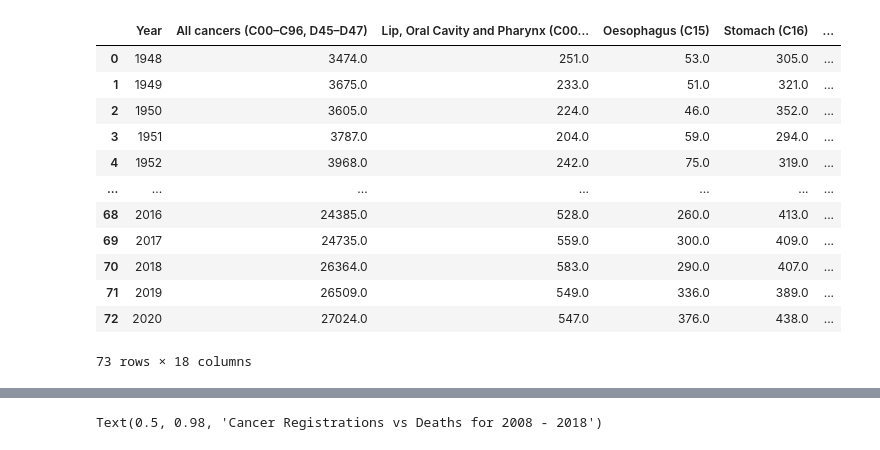
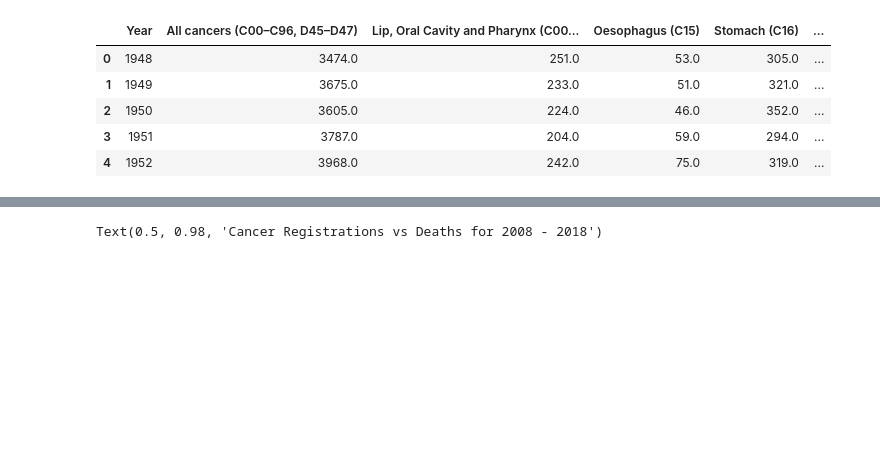
Before and after one commit to AzalizaLey/Analytics_Projects, a Jupyter notebook: ExploringNZData/Cancer.ipynb, the cells around one changed output, grey strips where cells are left out. Cells and saved outputs as stored; diff of their text form; code cells hidden in the pictures; blank space fills up the shorter version.

```diff
--- a/ExploringNZData/Cancer.ipynb
+++ b/ExploringNZData/Cancer.ipynb
@@ -5,6 +5,7 @@ import sys
 import seaborn as sns
 import matplotlib.pyplot as plt
 from openpyxl import load_workbook
+pd.set_option('future.no_silent_downcasting',True)
 # %%
 #Read xlsx sheet and carry out some basic filtering / clean up
 def load_spreadsheet(sheet_name):
@@ -39,17 +53,10 @@ Regs_Total      DataFrame        Year  All cancers (C0<...>n\n[73 rows x 18 colu
 # %%
-Regs_Total
+Regs_Total.head()
 # %% [output]
 |  | Year | All cancers (C00–C96, D45–D47) | Lip, Oral Cavity and Pharynx (C00... | Oesophagus (C15) | Stomach (C16) | ... |
 | 0 | 1948 | 3474.0 | 251.0 | 53.0 | 305.0 | ... |
 | 1 | 1949 | 3675.0 | 233.0 | 51.0 | 321.0 | ... |
 | 2 | 1950 | 3605.0 | 224.0 | 46.0 | 352.0 | ... |
 | 3 | 1951 | 3787.0 | 204.0 | 59.0 | 294.0 | ... |
 | 4 | 1952 | 3968.0 | 242.0 | 75.0 | 319.0 | ... |
-| ... | ... | ... | ... | ... | ... | ... |
-| 68 | 2016 | 24385.0 | 528.0 | 260.0 | 413.0 | ... |
-| 69 | 2017 | 24735.0 | 559.0 | 300.0 | 409.0 | ... |
-| 70 | 2018 | 26364.0 | 583.0 | 290.0 | 407.0 | ... |
-| 71 | 2019 | 26509.0 | 549.0 | 336.0 | 389.0 | ... |
-| 72 | 2020 | 27024.0 | 547.0 | 376.0 | 438.0 | ... |
-73 rows × 18 columns
 # %%
```
Also changed, not shown: parts of 14 cells of this notebook, 2 other files.
